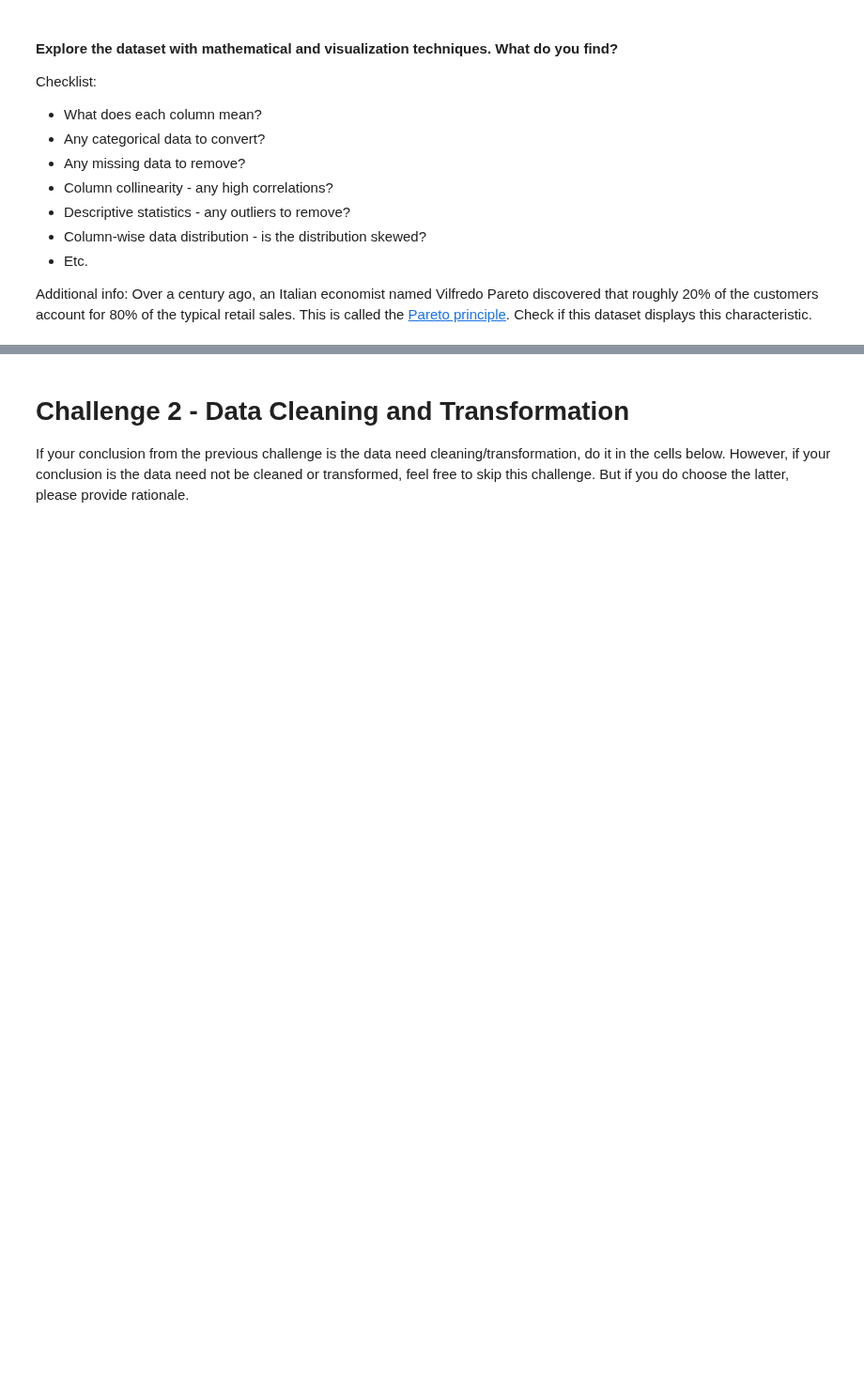
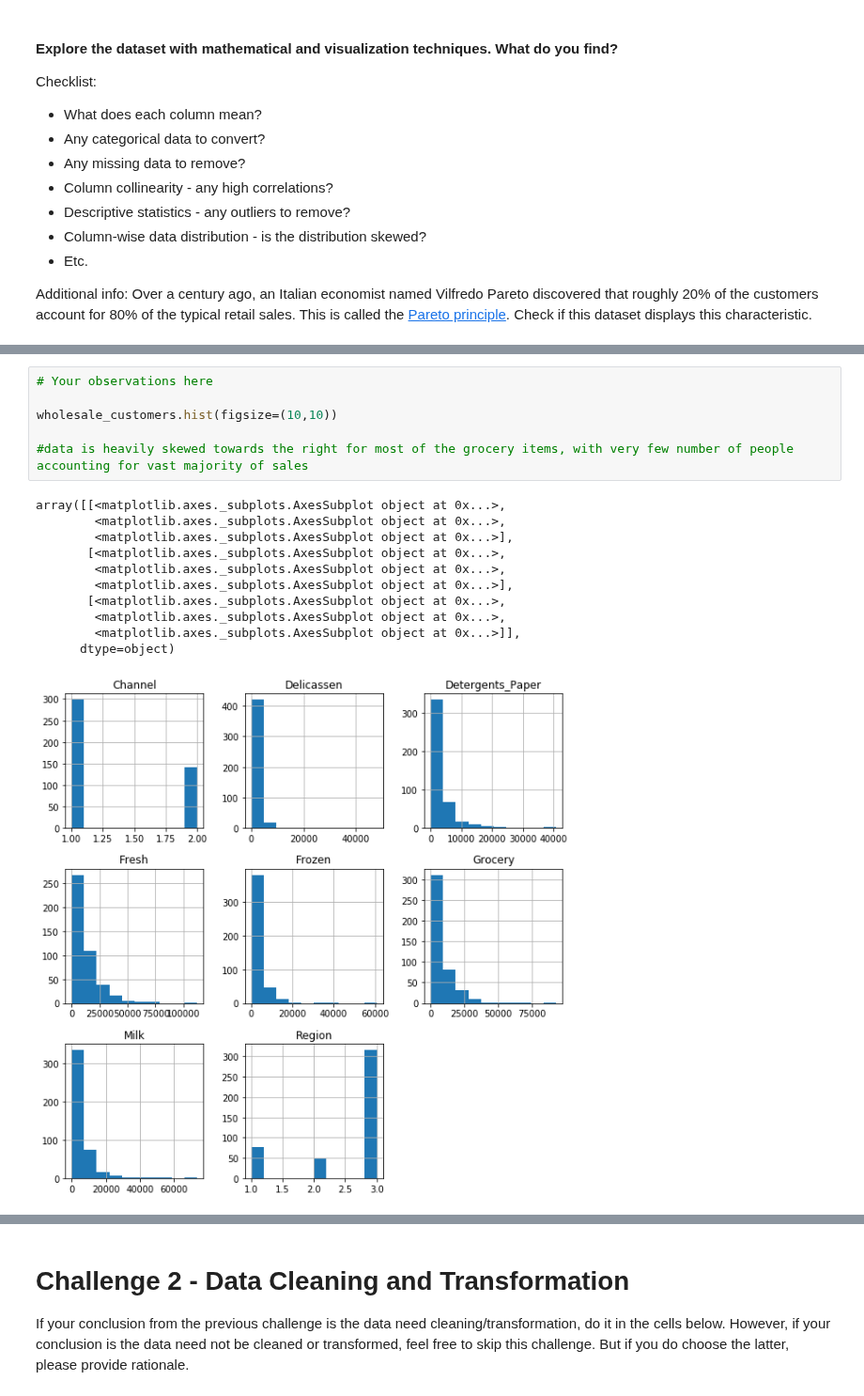
Before and after one commit to haggarw3/daft-miami-1019-labs, a Jupyter notebook: module-3/Unsupervised-Learning/your-code/main.ipynb, the cells around one changed output, grey strips where cells are left out. Shown at 94% size. Saved outputs shown, nothing was run; the diff lists cells and outputs as text; blank space fills up the shorter version.

```diff
--- a/module-3/Unsupervised-Learning/your-code/main.ipynb
+++ b/module-3/Unsupervised-Learning/your-code/main.ipynb
@@ -65,0 +149,18 @@ wholesale_customers.boxplot()
+# %%
+# Your observations here
+
+wholesale_customers.hist(figsize=(10,10))
+
+#data is heavily skewed towards the right for most of the grocery items, with very few number of people accounting for vast majority of sales
+# %% [output]
+array([[<matplotlib.axes._subplots.AxesSubplot object at 0x...>,
+        <matplotlib.axes._subplots.AxesSubplot object at 0x...>,
+        <matplotlib.axes._subplots.AxesSubplot object at 0x...>],
+       [<matplotlib.axes._subplots.AxesSubplot object at 0x...>,
+        <matplotlib.axes._subplots.AxesSubplot object at 0x...>,
+        <matplotlib.axes._subplots.AxesSubplot object at 0x...>],
+       [<matplotlib.axes._subplots.AxesSubplot object at 0x...>,
+        <matplotlib.axes._subplots.AxesSubplot object at 0x...>,
+        <matplotlib.axes._subplots.AxesSubplot object at 0x...>]],
+      dtype=object)
+[figure, added]
```
Also changed, not shown: parts of 16 cells of this notebook, 1 other file.
